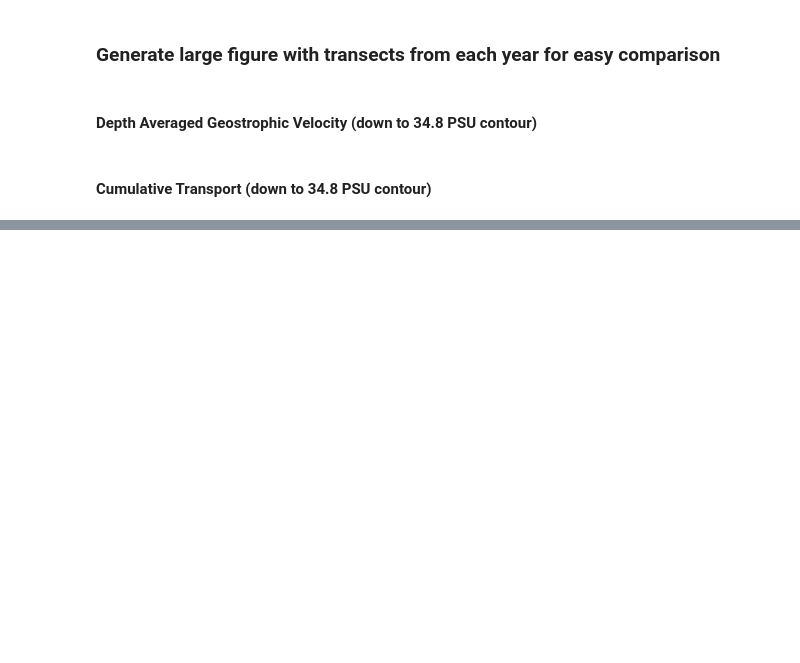
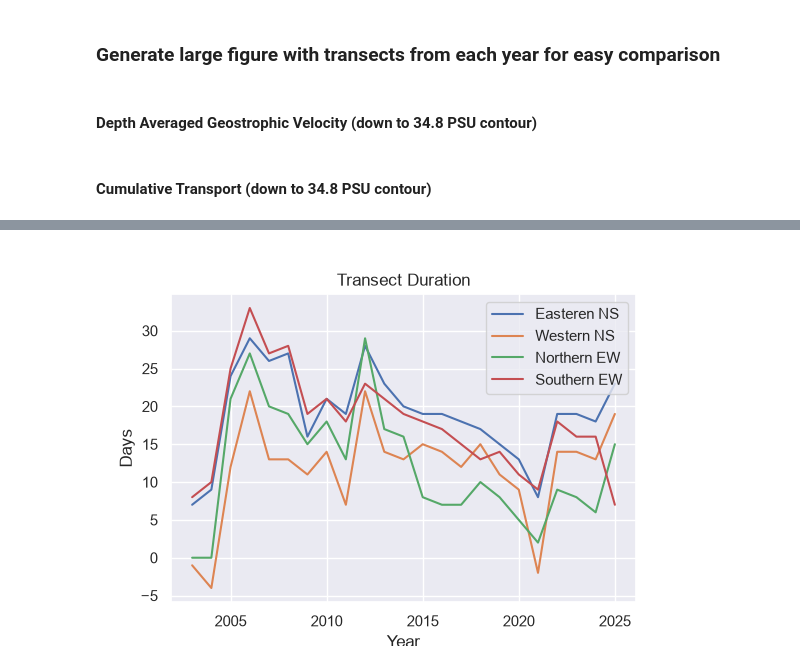
Before and after one commit to ben-sprague/3D-TEA-BAG, a Jupyter notebook: geo_vel.ipynb, the cells around one changed output, grey strips where cells are left out. Drawn from its saved outputs; the diff is of its cells as text; code cells hidden in the pictures; blank space fills up the shorter version.

```diff
--- a/geo_vel.ipynb
+++ b/geo_vel.ipynb
@@ -549,0 +506,13 @@ plt.show()
+# %%
+plt.figure(figsize=(6,4))
+plt.plot(np.arange(2003,2026), list(e_ns_cruise_transects[year]['end_doy'].values - e_ns_cruise_transects[year]['start_doy'].values for year in e_ns_cruise_transects), label = 'Easteren NS')
+plt.plot(np.arange(2003,2026), list(w_ns_cruise_transects[year]['end_doy'].values - e_ns_cruise_transects[year]['start_doy'].values for year in e_ns_cruise_transects), label = 'Western NS')
+plt.plot(np.arange(2003,2026), list(n_ew_cruise_transects[year]['end_doy'].values - e_ns_cruise_transects[year]['start_doy'].values for year in e_ns_cruise_transects), label = 'Northern EW')
+plt.plot(np.arange(2003,2026), list(s_ew_cruise_transects[year]['end_doy'].values - e_ns_cruise_transects[year]['start_doy'].values for year in e_ns_cruise_transects), label = 'Southern EW')
+plt.ylabel("Days")
+plt.xlabel("Year")
+plt.title("Transect Duration")
+plt.legend()
+plt.show()
+# %% [output]
+[figure, added]
```
Also changed, not shown: parts of 12 cells of this notebook.
